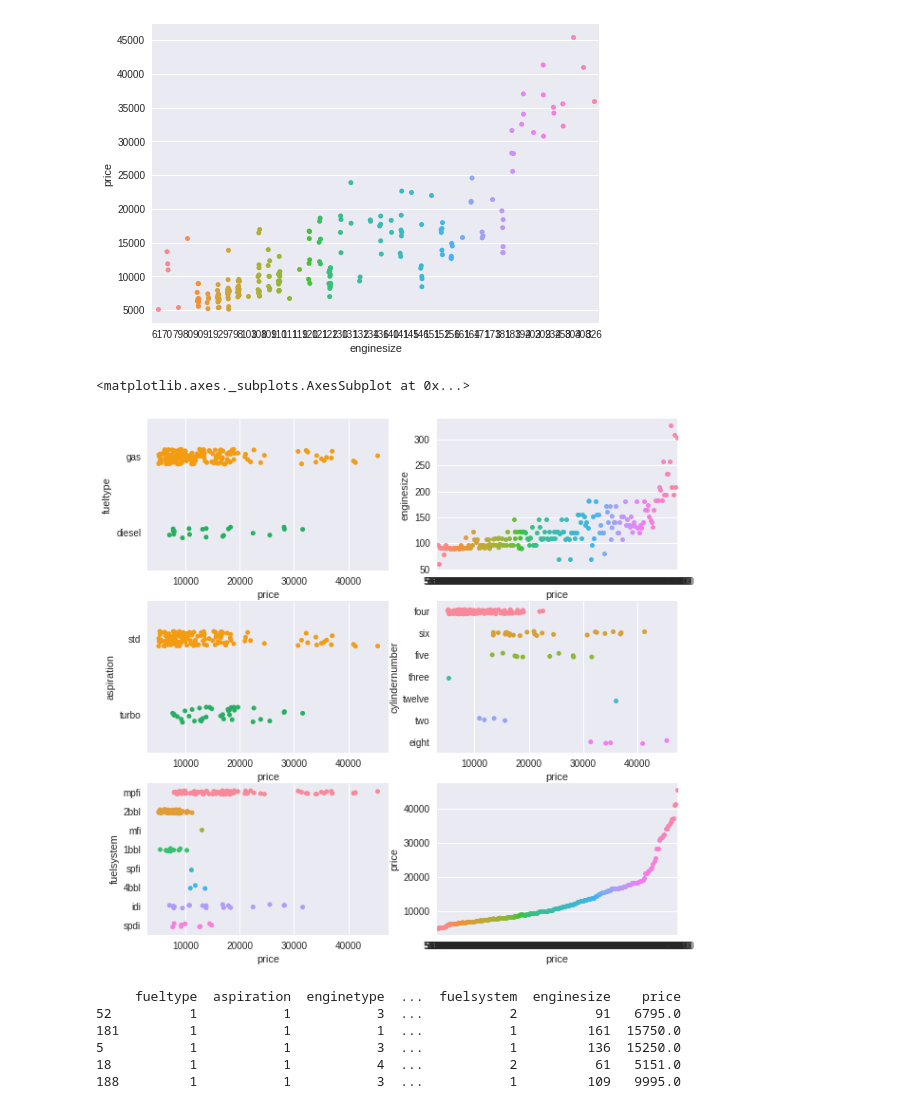
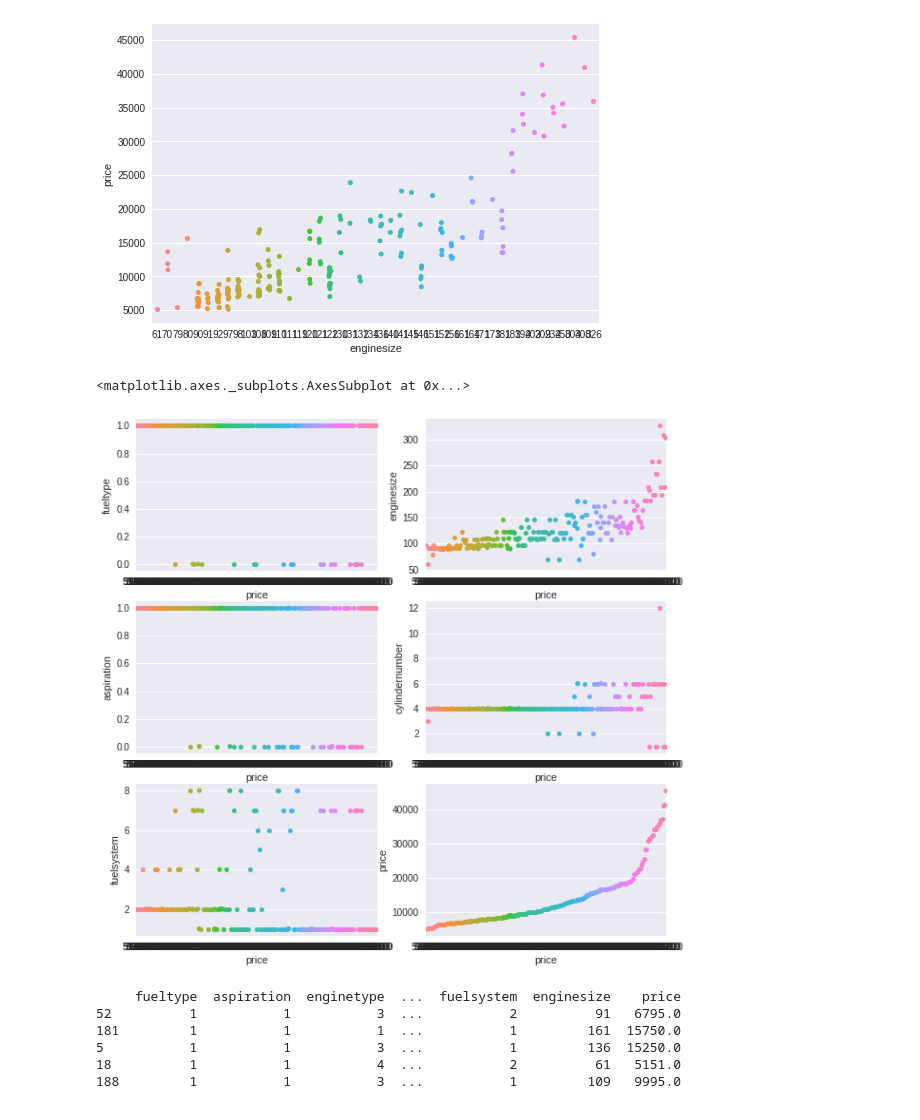
Before and after one commit to hritikchaturvedi11/MLnow_2.0, a Jupyter notebook: Univeriate_linear_regression_car_price_prediction.ipynb, the cells around one changed output. Saved outputs shown, nothing was run; the diff lists cells and outputs as text; code cells hidden in the pictures.

```diff
--- a/Univeriate_linear_regression_car_price_prediction.ipynb
+++ b/Univeriate_linear_regression_car_price_prediction.ipynb
@@ -176,16 +176,16 @@ sns.stripplot(y='price',x='enginesize',data=priceData)
 # %%
 #Subplots --> Plotting subplots together
 
 fig, axarr = plt.subplots(3,2,figsize=(10,10))
-sns.stripplot(y='fueltype',x='price',data=mathData,hue=None,ax=axarr[0][0])
-sns.stripplot(y='enginesize',x='price',data=mathData,hue=None,ax=axarr[0][1])
-sns.stripplot(y='aspiration',x='price',data=mathData,hue=None,ax=axarr[1][0])
-sns.stripplot(y='cylindernumber',x='price',data=mathData,hue=None,ax=axarr[1][1])
-sns.stripplot(y='fuelsystem',x='price',data=mathData,hue=None,ax=axarr[2][0])
-sns.stripplot(y='price',x='price',data=mathData,hue=None,ax=axarr[2][1])
+sns.stripplot(y='fueltype',x='price',data=priceData,hue=None,ax=axarr[0][0])
+sns.stripplot(y='enginesize',x='price',data=priceData,hue=None,ax=axarr[0][1])
+sns.stripplot(y='aspiration',x='price',data=priceData,hue=None,ax=axarr[1][0])
+sns.stripplot(y='cylindernumber',x='price',data=priceData,hue=None,ax=axarr[1][1])
+sns.stripplot(y='fuelsystem',x='price',data=priceData,hue=None,ax=axarr[2][0])
+sns.stripplot(y='price',x='price',data=priceData,hue=None,ax=axarr[2][1])
 # %% [output]
 <matplotlib.axes._subplots.AxesSubplot at 0x...>
-[figure, old version]
+[figure, new version]
 # %%
 trainData = priceData.sample(frac=0.8,random_state=0)
 testData = priceData.drop(trainData.index)
```
Also changed, not shown: parts of 8 cells of this notebook.
